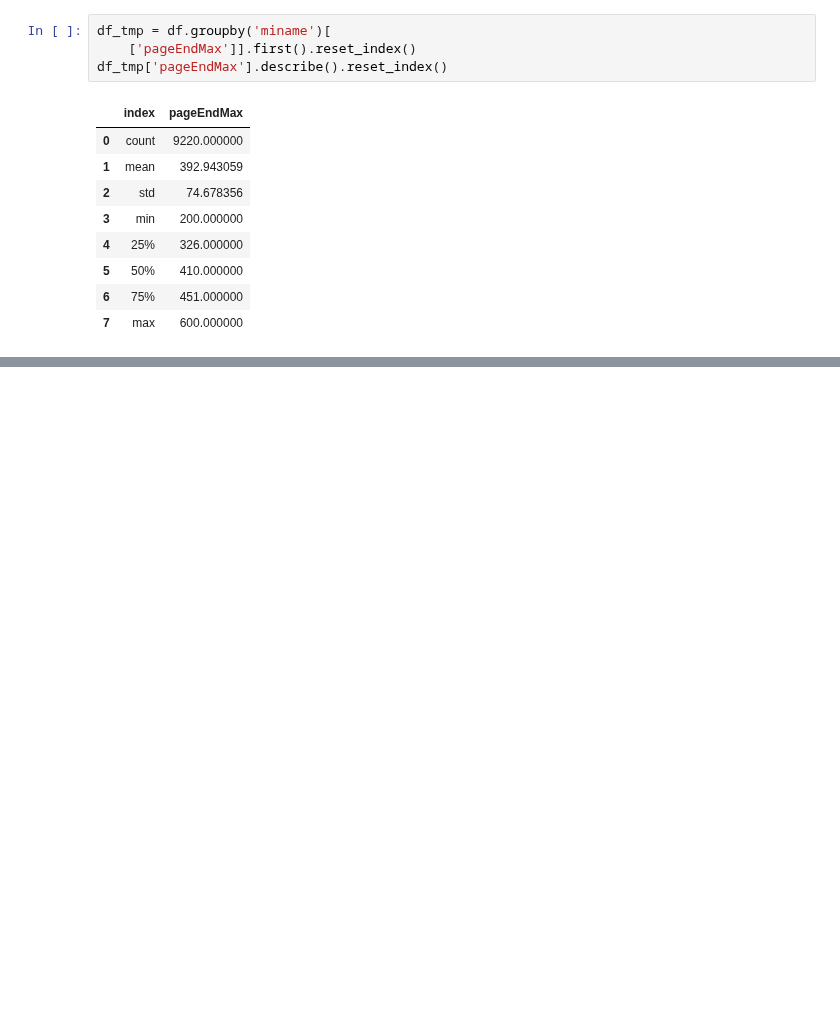
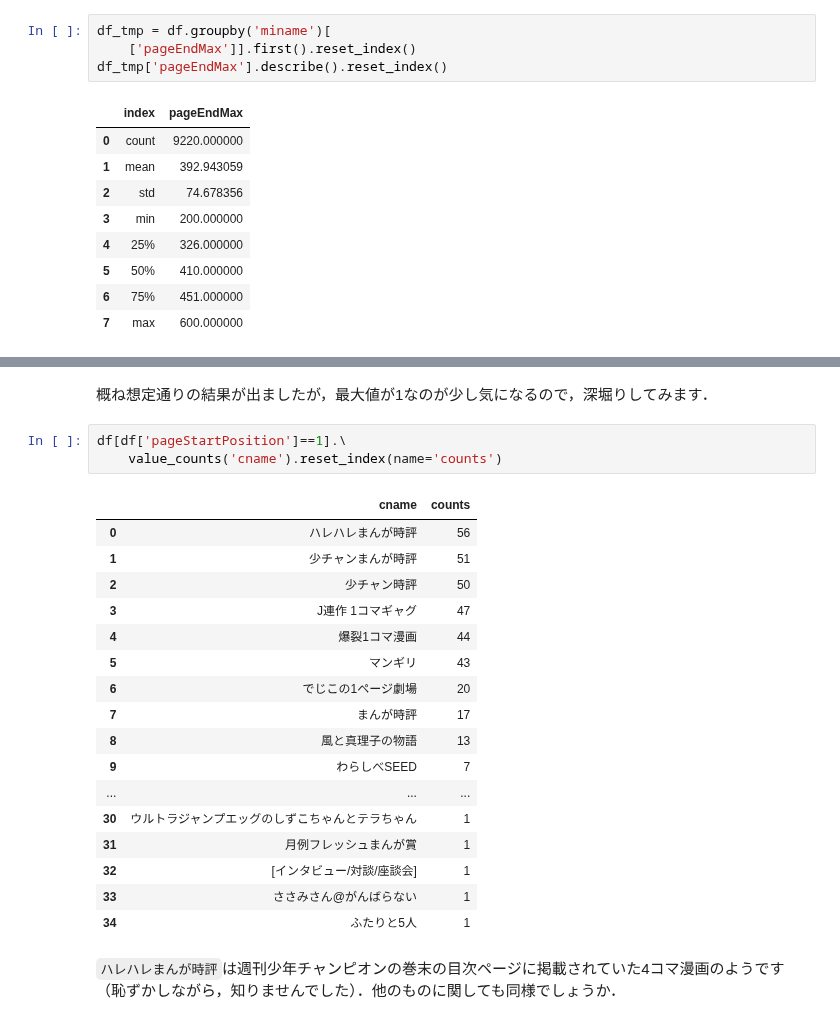
Before and after one commit to kakeami/viz-madb, a Jupyter notebook: book/eda/eda.ipynb, the cells around one changed output, grey strips where cells are left out. Cells and saved outputs as stored; diff of their text form; blank space fills up the shorter version.

```diff
--- a/book/eda/eda.ipynb
+++ b/book/eda/eda.ipynb
@@ -592,0 +611,25 @@ df_tmp['pageEndMax'].describe().reset_index()
+# %% [markdown]
+概ね想定通りの結果が出ましたが，最大値が1なのが少し気になるので，深堀りしてみます．
+# %%
+df[df['pageStartPosition']==1].\
+    value_counts('cname').reset_index(name='counts')
+# %% [output]
+|  | cname | counts |
+| 0 | ハレハレまんが時評 | 56 |
+| 1 | 少チャンまんが時評 | 51 |
+| 2 | 少チャン時評 | 50 |
+| 3 | J連作 1コマギャグ | 47 |
+| 4 | 爆裂1コマ漫画 | 44 |
+| 5 | マンギリ | 43 |
+| 6 | でじこの1ページ劇場 | 20 |
+| 7 | まんが時評 | 17 |
+| 8 | 風と真理子の物語 | 13 |
+| 9 | わらしべSEED | 7 |
+| ... | ... | ... |
+| 30 | ウルトラジャンプエッグのしずこちゃんとテラちゃん | 1 |
+| 31 | 月例フレッシュまんが賞 | 1 |
+| 32 | [インタビュー/対談/座談会] | 1 |
+| 33 | ささみさん@がんばらない | 1 |
+| 34 | ふたりと5人 | 1 |
+# %% [markdown]
+`ハレハレまんが時評`は週刊少年チャンピオンの巻末の目次ページに掲載されていた4コマ漫画のようです（恥ずかしながら，知りませんでした）．他のものに関しても同様でしょうか．
```
Also changed, not shown: parts of 10 cells of this notebook, 11 other files.
